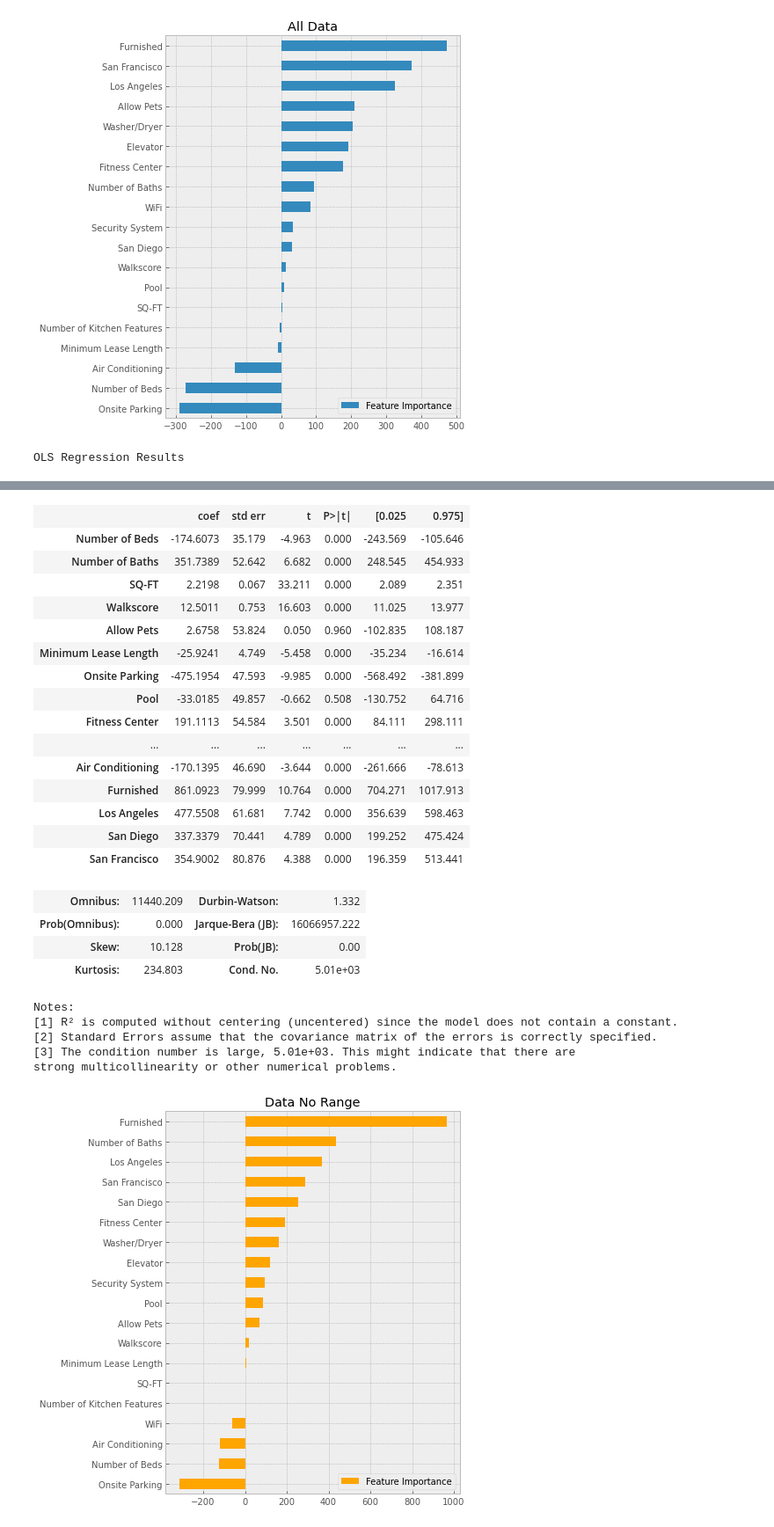
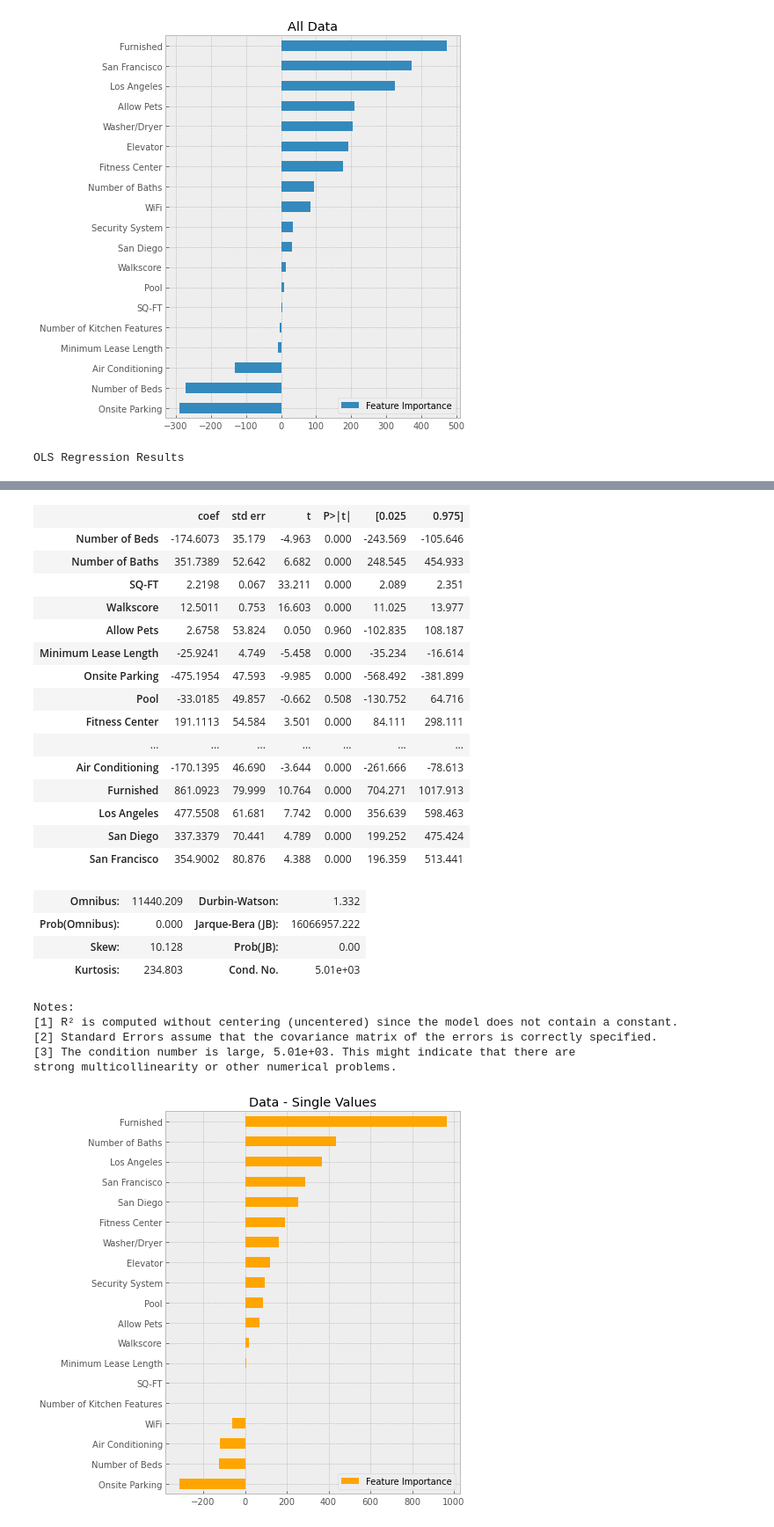
Before and after one commit to yenholaivy/CaliforniaRentalValueEstimation, a Jupyter notebook: California_Rental_Price_Estimator.ipynb, the cells around one changed output, grey strips where cells are left out. Shown at 88% size. Drawn from its saved outputs; the diff is of its cells as text; code cells hidden in the pictures.

```diff
--- a/California_Rental_Price_Estimator.ipynb
+++ b/California_Rental_Price_Estimator.ipynb
@@ -389,7 +389,7 @@ Notes:
 strong multicollinearity or other numerical problems.
 [figure]
 # %%
-feature_importance_graph(lin_reg_nr.coef_, 'orange','Data No Range')
+feature_importance_graph(lin_reg_nr.coef_, 'orange','Data - Single Values')
 sm.OLS(y_nr, X_nr).fit().summary()
 # %% [output]
 OLS Regression Results
@@ -401,30 +401,30 @@ OLS Regression Results
 | No. Observations: | 7122 | AIC: | 1.257e+05 |
 | Df Residuals: | 7103 | BIC: | 1.259e+05 |
 | Df Model: | 19 |  |  |
 | Covariance Type: | nonrobust |  |  |
 |  | coef | std err | t | P>|t| | [0.025 | 0.975] |
 | Number of Beds | -174.6073 | 35.179 | -4.963 | 0.000 | -243.569 | -105.646 |
 | Number of Baths | 351.7389 | 52.642 | 6.682 | 0.000 | 248.545 | 454.933 |
 | SQ-FT | 2.2198 | 0.067 | 33.211 | 0.000 | 2.089 | 2.351 |
 | Walkscore | 12.5011 | 0.753 | 16.603 | 0.000 | 11.025 | 13.977 |
 | Allow Pets | 2.6758 | 53.824 | 0.050 | 0.960 | -102.835 | 108.187 |
 | Minimum Lease Length | -25.9241 | 4.749 | -5.458 | 0.000 | -35.234 | -16.614 |
 | Onsite Parking | -475.1954 | 47.593 | -9.985 | 0.000 | -568.492 | -381.899 |
 | Pool | -33.0185 | 49.857 | -0.662 | 0.508 | -130.752 | 64.716 |
 | Fitness Center | 191.1113 | 54.584 | 3.501 | 0.000 | 84.111 | 298.111 |
 | ... | ... | ... | ... | ... | ... | ... |
 | Air Conditioning | -170.1395 | 46.690 | -3.644 | 0.000 | -261.666 | -78.613 |
 | Furnished | 861.0923 | 79.999 | 10.764 | 0.000 | 704.271 | 1017.913 |
 | Los Angeles | 477.5508 | 61.681 | 7.742 | 0.000 | 356.639 | 598.463 |
 | San Diego | 337.3379 | 70.441 | 4.789 | 0.000 | 199.252 | 475.424 |
 | San Francisco | 354.9002 | 80.876 | 4.388 | 0.000 | 196.359 | 513.441 |
 | Omnibus: | 11440.209 | Durbin-Watson: | 1.332 |
 | Prob(Omnibus): | 0.000 | Jarque-Bera (JB): | 16066957.222 |
 | Skew: | 10.128 | Prob(JB): | 0.00 |
 | Kurtosis: | 234.803 | Cond. No. | 5.01e+03 |
 Notes:
 [1] R² is computed without centering (uncentered) since the model does not contain a constant.
 [2] Standard Errors assume that the covariance matrix of the errors is correctly specified.
 [3] The condition number is large, 5.01e+03. This might indicate that there are
 strong multicollinearity or other numerical problems.
-[figure, old version]
+[figure, new version]
```
Also changed, not shown: parts of 2 cells of this notebook, 2 other files.
